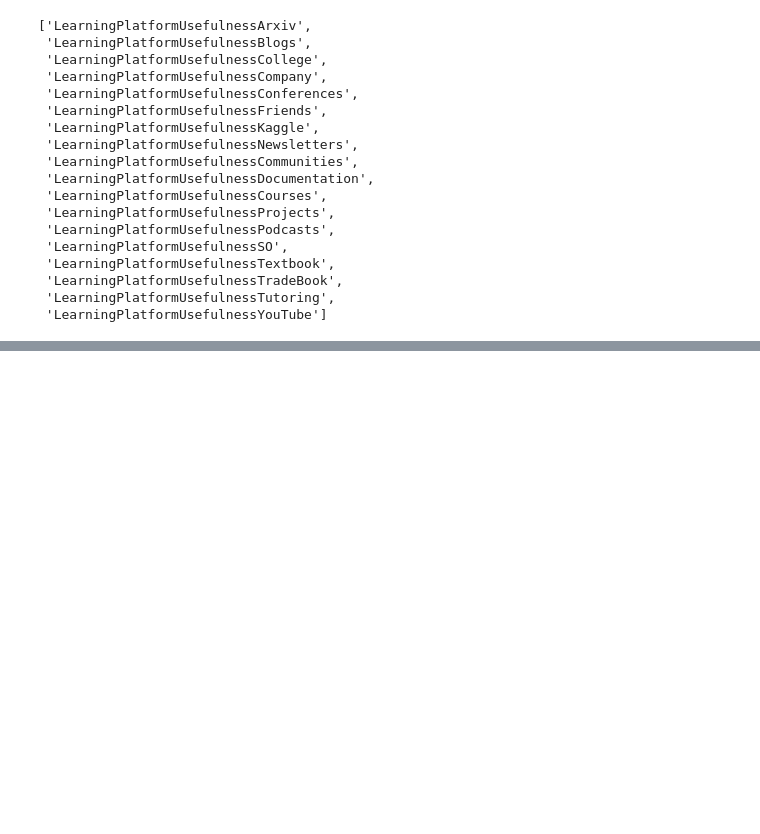
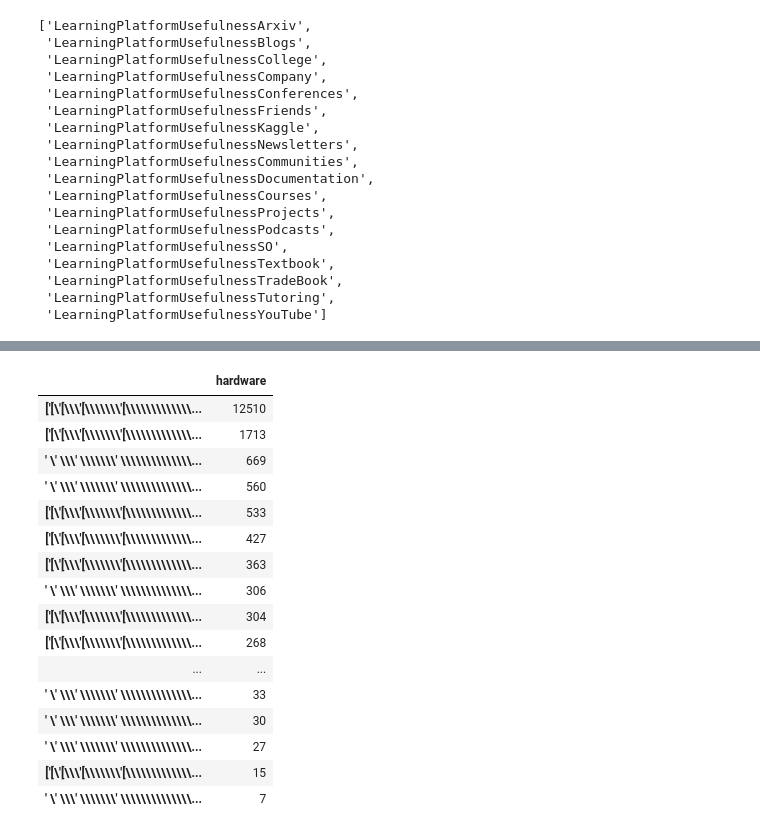
Before and after one commit to Ungdoong/BA, a Jupyter notebook: projects/Programmers/P2캐글러대상설문조사데이터시각화/설문조사응답분석2.ipynb, the cells around one changed output, grey strips where cells are left out. Saved outputs shown, nothing was run; the diff lists cells and outputs as text; code cells hidden in the pictures; blank space fills up the shorter version.

```diff
--- a/projects/Programmers/P2캐글러대상설문조사데이터시각화/설문조사응답분석2.ipynb
+++ b/projects/Programmers/P2캐글러대상설문조사데이터시각화/설문조사응답분석2.ipynb
@@ -175,0 +217,29 @@ fdf
+# %%
+mcq['HardwarePersonalProjectsSelect'
+   ] = mcq['HardwarePersonalProjectsSelect'
+   ].astype('str').apply(lambda x: x.split(','))
+s = mcq.apply(lambda x:
+             pd.Series(x['HardwarePersonalProjectsSelect']),
+             axis=1).stack().reset_index(level=1, drop=True)
+
+s.name = 'hardware'
+s = s[s != 'nan']
+pd.DataFrame(s.value_counts())
+# %% [output]
+|  | hardware |
+| ['[\'[\\\'[\\\\\\\'[\\\\\\\\\\\\\... | 12510 |
+| ['[\'[\\\'[\\\\\\\'[\\\\\\\\\\\\\... | 1713 |
+| ' \' \\\' \\\\\\\' \\\\\\\\\\\\\\... | 669 |
+| ' \' \\\' \\\\\\\' \\\\\\\\\\\\\\... | 560 |
+| ['[\'[\\\'[\\\\\\\'[\\\\\\\\\\\\\... | 533 |
+| ['[\'[\\\'[\\\\\\\'[\\\\\\\\\\\\\... | 427 |
+| ['[\'[\\\'[\\\\\\\'[\\\\\\\\\\\\\... | 363 |
+| ' \' \\\' \\\\\\\' \\\\\\\\\\\\\\... | 306 |
+| ['[\'[\\\'[\\\\\\\'[\\\\\\\\\\\\\... | 304 |
+| ['[\'[\\\'[\\\\\\\'[\\\\\\\\\\\\\... | 268 |
+| ... | ... |
+| ' \' \\\' \\\\\\\' \\\\\\\\\\\\\\... | 33 |
+| ' \' \\\' \\\\\\\' \\\\\\\\\\\\\\... | 30 |
+| ' \' \\\' \\\\\\\' \\\\\\\\\\\\\\... | 27 |
+| ['[\'[\\\'[\\\\\\\'[\\\\\\\\\\\\\... | 15 |
+| ' \' \\\' \\\\\\\' \\\\\\\\\\\\\\... | 7 |
```
Also changed, not shown: parts of 8 cells of this notebook.
